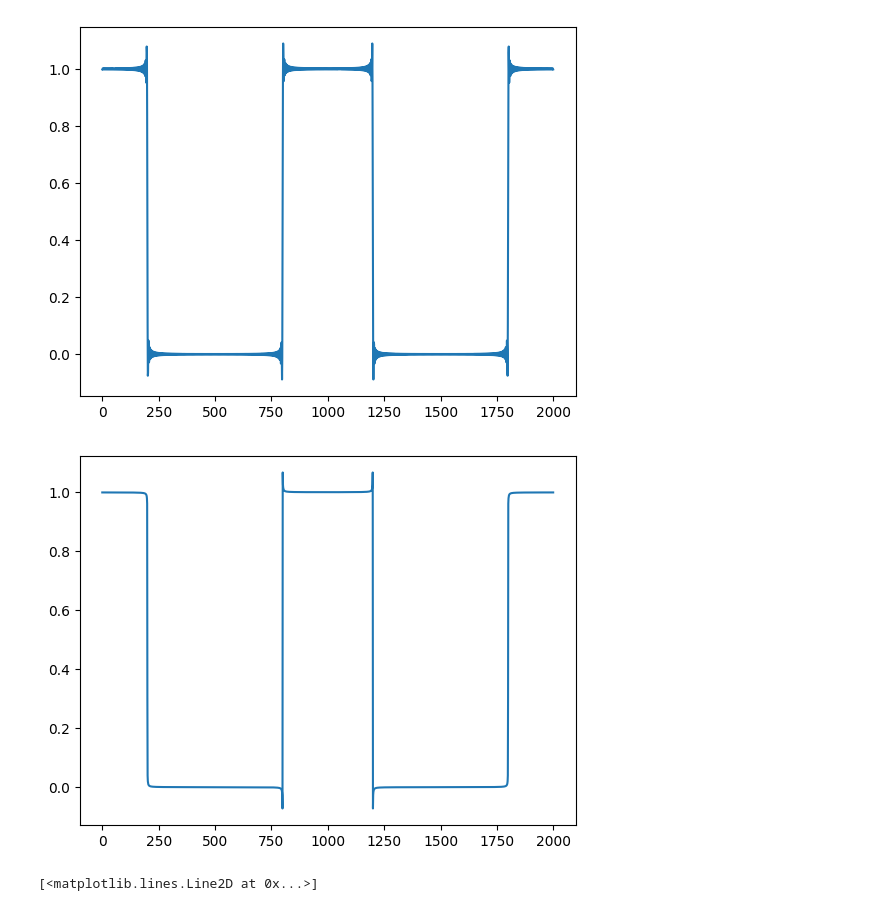
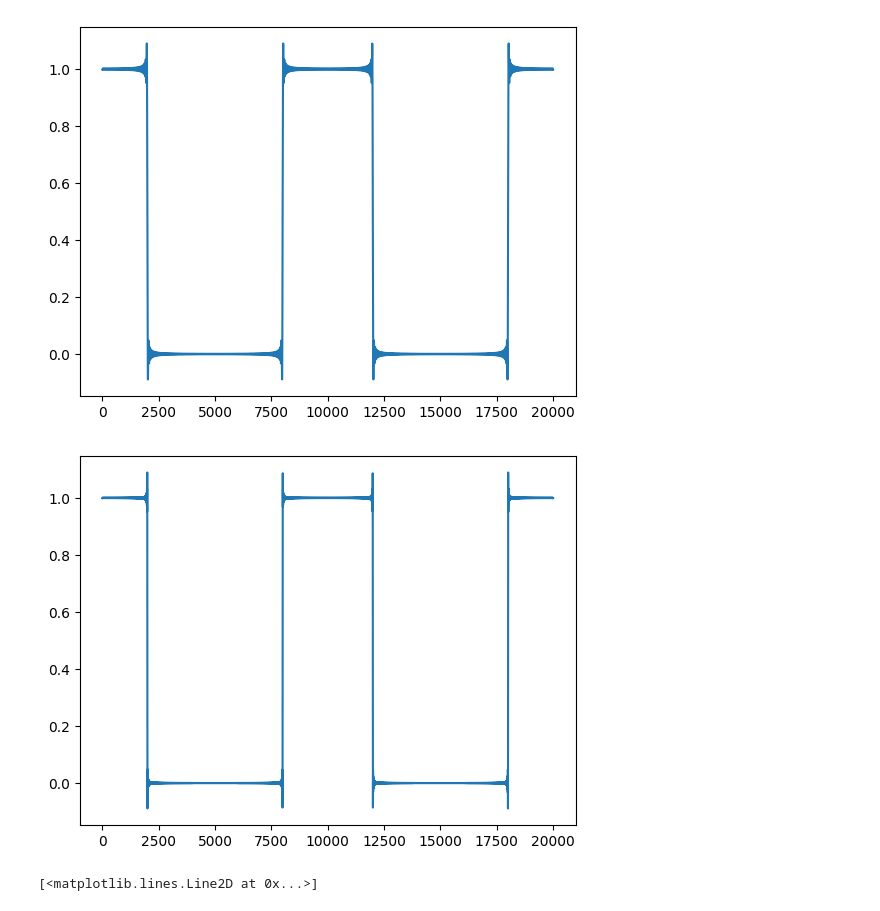
Before and after one commit to annashell/linear_models, a Jupyter notebook: meander_complex_fourier.ipynb, the cells around one changed output. Drawn from its saved outputs; the diff is of its cells as text; code cells hidden in the pictures.

```diff
--- a/meander_complex_fourier.ipynb
+++ b/meander_complex_fourier.ipynb
@@ -2,18 +2,18 @@
 import numpy as np
 import matplotlib.pyplot as plt
 # %%
-def get_C_k(k, w, T):
+def get_C_k_meander(k, w, T):
     if k != 0:
         return 2. * np.sin(w * k) / (T * w * k)
     else:
         return 2. / T
 # %%
-def print_meander(n, T):
-    x_ = np.linspace(-5, 5, 2000)
-    f = np.zeros(2000)
+def plot_meander(n, T):
+    x_ = np.linspace(-5, 5, 20000)
+    f = np.zeros(20000)
     w = 2. * np.pi / T
     for k in range(-n, n + 1):
-        C_k = get_C_k(k, w, T)
+        C_k = get_C_k_meander(k, w, T)
         f = f + np.exp(1j * w * k * x_) * C_k
     plt.plot(f)
 # %%
@@ -39,11 +39,11 @@ print_meander(100, 5)
 # %%
-print_meander(200, 5)
+plot_meander(200, 5)
 # %% [output]
-[figure, old version]
+[figure, new version]
 # %%
-print_meander(1000, 5)
+plot_meander(1000, 5)
 # %% [output]
-[figure, old version]
+[figure, new version]
 # %%
 T = 5
 w = 2. * np.pi / T
```
Also changed, not shown: parts of 10 cells of this notebook.
